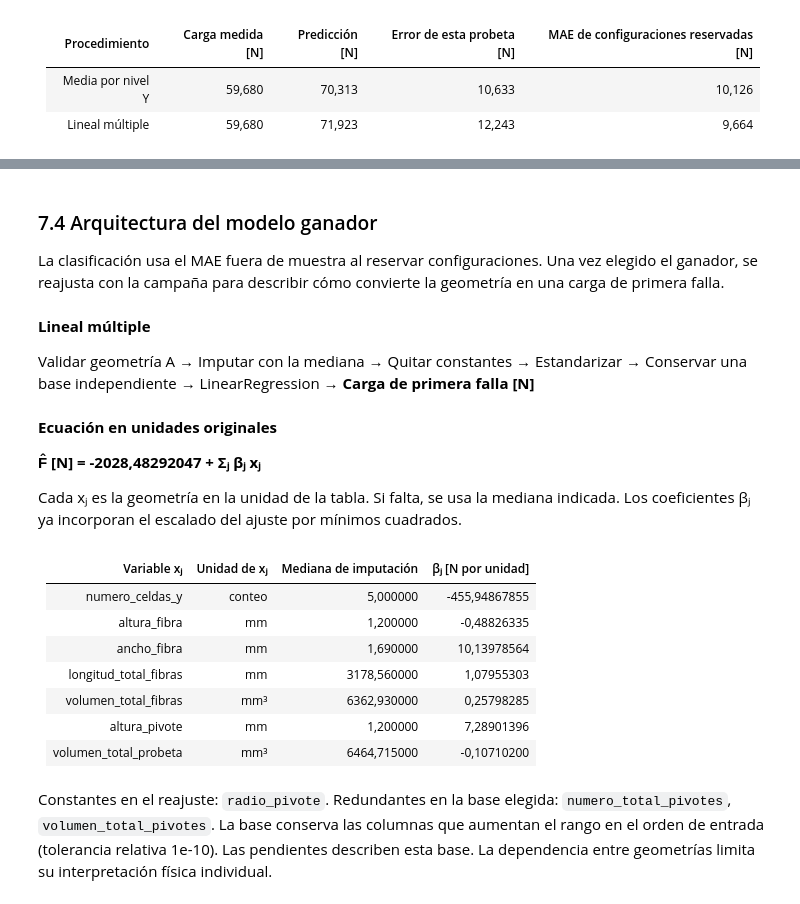
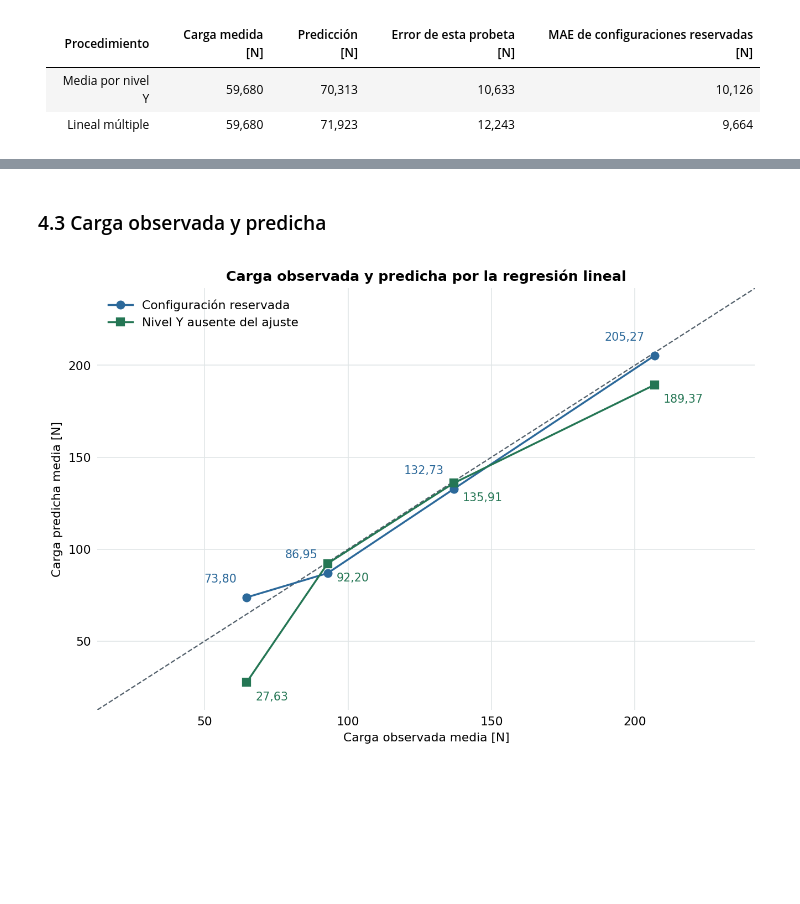
Before and after one commit to melissaaylasb-sudo/T02_MIA14_SeccionB, a Jupyter notebook: notebooks/Comparativa_6_Modelos_Regresion_Pantograficas.ipynb, the cells around one changed output, grey strips where cells are left out. Saved outputs shown, nothing was run; the diff lists cells and outputs as text; code cells hidden in the pictures; blank space fills up the shorter version.

```diff
--- a/notebooks/Comparativa_6_Modelos_Regresion_Pantograficas.ipynb
+++ b/notebooks/Comparativa_6_Modelos_Regresion_Pantograficas.ipynb
@@ -640,4 +235,0 @@ vista.mostrar_ajuste_emparejado(analisis.mae_pareado, PROCEDIMIENTOS_AJUSTADOS)
-# %% [markdown]
-### 7.4 Arquitectura del modelo ganador
-
-La clasificación usa el MAE fuera de muestra al reservar configuraciones. Una vez elegido el ganador, se reajusta con la campaña para describir cómo convierte la geometría en una carga de primera falla.
@@ -646,24 +236,6 @@ analisis.ajustar_ganador()
-# %%
-vista.presentar_arquitectura(
-    analisis.familia_ganadora, analisis.modelo_ganador,
-    analisis.unidades, analisis.ecuacion_ganadora
-)
-# %% [output]
-**Lineal múltiple**
-
-Validar geometría A → Imputar con la mediana → Quitar constantes → Estandarizar → Conservar una base independiente → LinearRegression → **Carga de primera falla [N]**
-**Ecuación en unidades originales**
-
-**F̂ [N] = -2028,48292047 + Σⱼ βⱼ xⱼ**
-
-Cada xⱼ es la geometría en la unidad de la tabla. Si falta, se usa la mediana indicada. Los coeficientes βⱼ ya incorporan el escalado del ajuste por mínimos cuadrados.
-| Variable xⱼ | Unidad de xⱼ | Mediana de imputación | βⱼ [N por unidad] |
-| :--- | :--- | :--- | :--- |
-| numero_celdas_y | conteo | 5,000000 | -455,94867855 |
-| altura_fibra | mm | 1,200000 | -0,48826335 |
-| ancho_fibra | mm | 1,690000 | 10,13978564 |
-| longitud_total_fibras | mm | 3178,560000 | 1,07955303 |
-| volumen_total_fibras | mm³ | 6362,930000 | 0,25798285 |
-| altura_pivote | mm | 1,200000 | 7,28901396 |
-| volumen_total_probeta | mm³ | 6464,715000 | -0,10710200 |
-Constantes en el reajuste: `radio_pivote`. Redundantes en la base elegida: `numero_total_pivotes`, `volumen_total_pivotes`. La base conserva las columnas que aumentan el rango en el orden de entrada (tolerancia relativa 1e-10). Las pendientes describen esta base. La dependencia entre geometrías limita su interpretación física individual.
+# %% [markdown]
+### 4.3 Carga observada y predicha
+# %%
+graficas.mostrar(graficas.cargas_ganador, analisis.predicciones_ganador)
+# %% [output]
+[figure, added]
```
Also changed, not shown: parts of 121 cells of this notebook, 4 other files.
